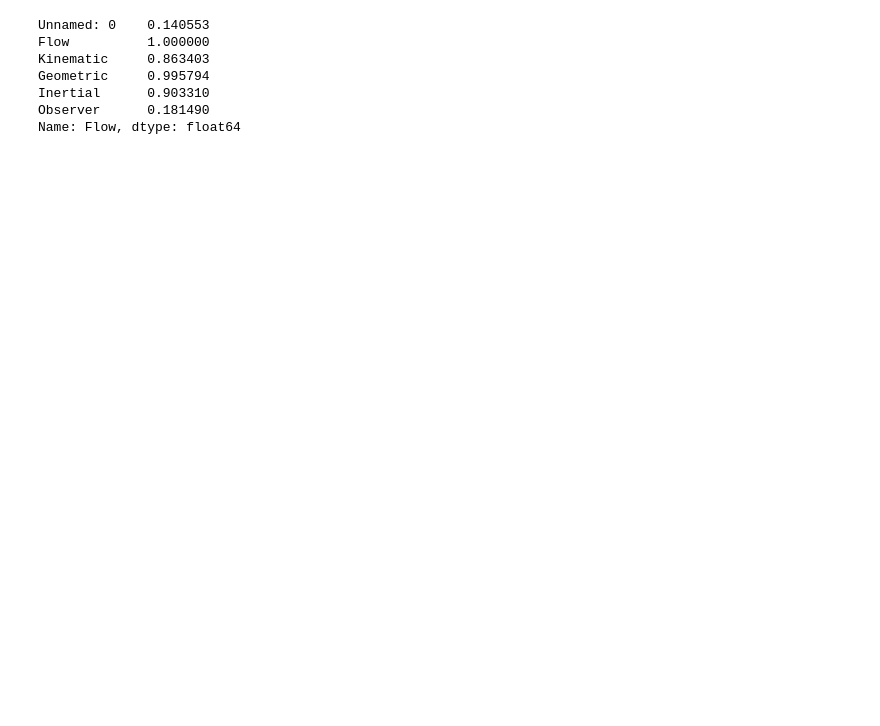
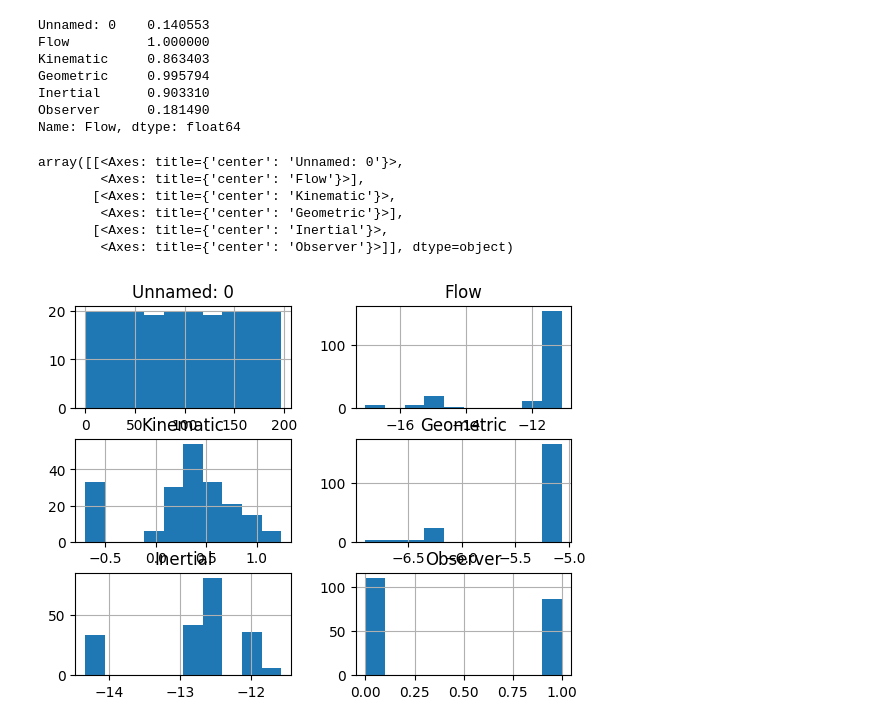
Before and after one commit to MrEcE0046/AI-ML-Grundkunskaper, a Jupyter notebook: Statistiska_Metoder/Lab/lab_SM.ipynb, the cells around one changed output. Drawn from its saved outputs; the diff is of its cells as text; code cells hidden in the pictures; blank space fills up the shorter version.

```diff
--- a/Statistiska_Metoder/Lab/lab_SM.ipynb
+++ b/Statistiska_Metoder/Lab/lab_SM.ipynb
@@ -23,3 +36,13 @@ Geometric     0.995794
 Inertial      0.903310
 Observer      0.181490
 Name: Flow, dtype: float64
+# %%
+df.hist()
+# %% [output]
+array([[<Axes: title={'center': 'Unnamed: 0'}>,
+        <Axes: title={'center': 'Flow'}>],
+       [<Axes: title={'center': 'Kinematic'}>,
+        <Axes: title={'center': 'Geometric'}>],
+       [<Axes: title={'center': 'Inertial'}>,
+        <Axes: title={'center': 'Observer'}>]], dtype=object)
+[figure, added]
```
Also changed, not shown: parts of 17 cells of this notebook, 3 other files.
